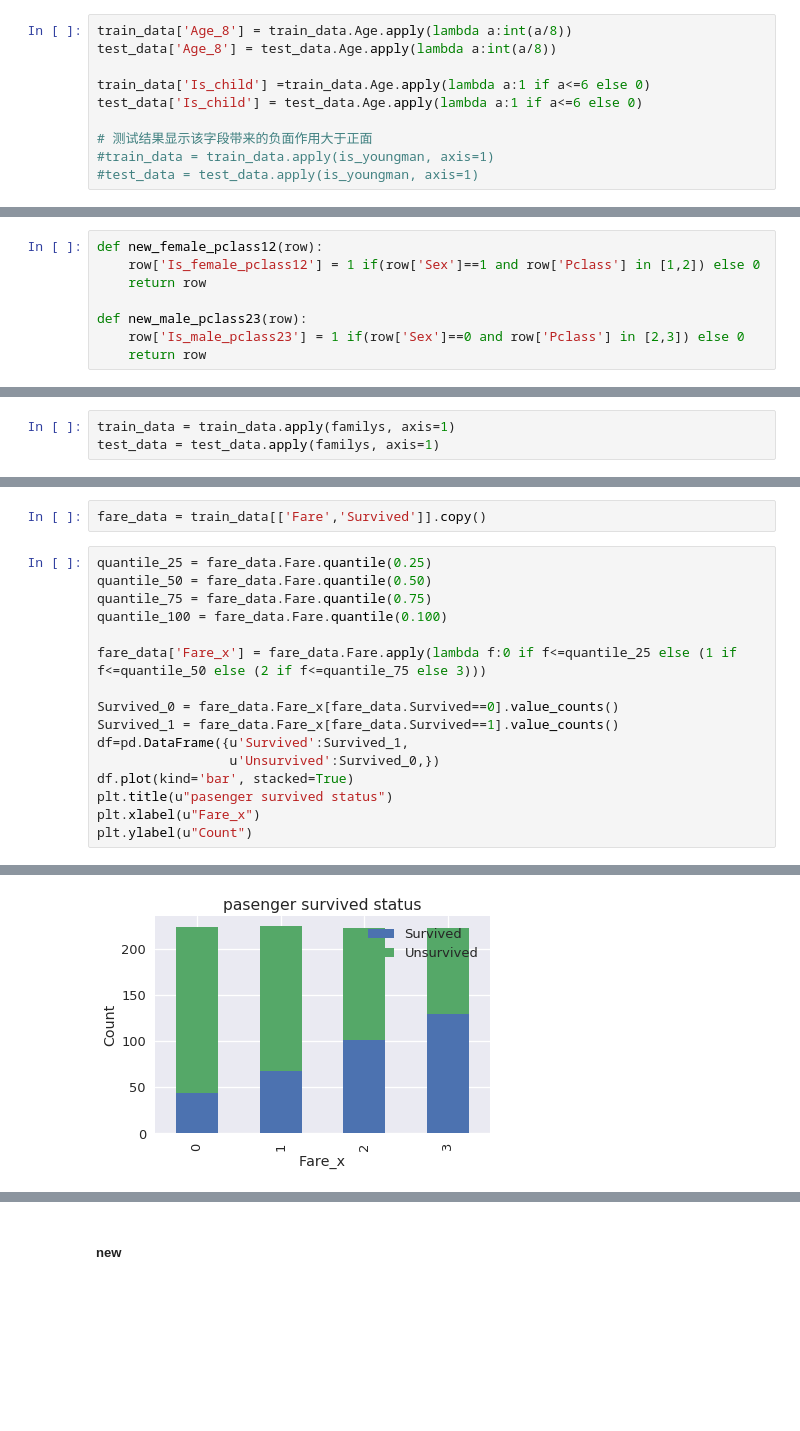
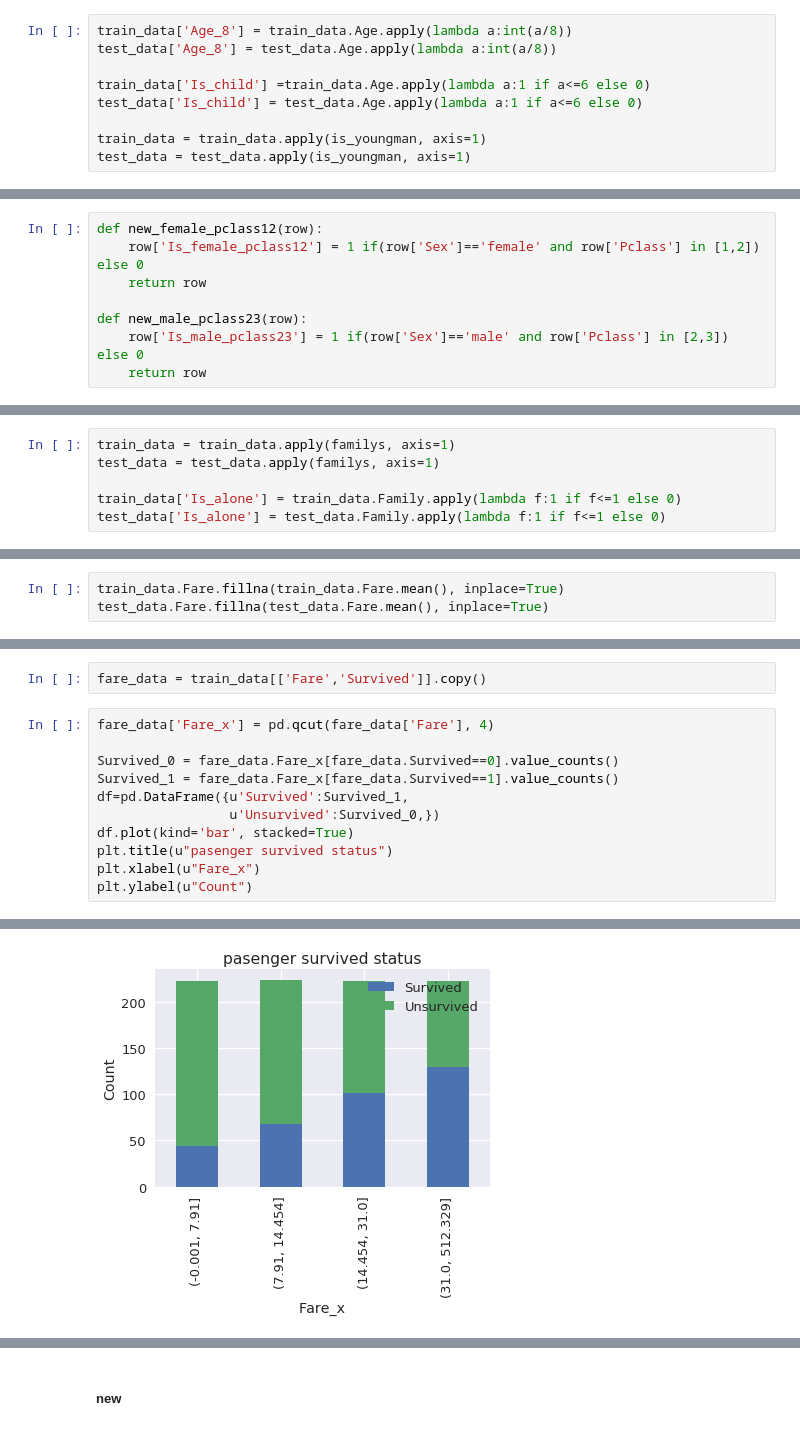
Before and after one commit to NemoHoHaloAi/Competition, a Jupyter notebook: Titanic/titanic-xgboost.ipynb, the cells around one changed output, grey strips where cells are left out. Saved outputs shown, nothing was run; the diff lists cells and outputs as text; blank space fills up the shorter version.

```diff
--- a/Titanic/titanic-xgboost.ipynb
+++ b/Titanic/titanic-xgboost.ipynb
@@ -262,9 +208,8 @@ test_data['Age_8'] = test_data.Age.apply(lambda a:int(a/8))
 train_data['Is_child'] =train_data.Age.apply(lambda a:1 if a<=6 else 0)
 test_data['Is_child'] = test_data.Age.apply(lambda a:1 if a<=6 else 0)
 
-# 测试结果显示该字段带来的负面作用大于正面
-#train_data = train_data.apply(is_youngman, axis=1)
-#test_data = test_data.apply(is_youngman, axis=1)
+train_data = train_data.apply(is_youngman, axis=1)
+test_data = test_data.apply(is_youngman, axis=1)
 # %% [markdown]
 #### Sex
 
@@ -316,11 +261,11 @@ plt.ylabel(u"Count")
 ##### new
 # %%
 def new_female_pclass12(row):
-    row['Is_female_pclass12'] = 1 if(row['Sex']==1 and row['Pclass'] in [1,2]) else 0
+    row['Is_female_pclass12'] = 1 if(row['Sex']=='female' and row['Pclass'] in [1,2]) else 0
     return row
 
 def new_male_pclass23(row):
-    row['Is_male_pclass23'] = 1 if(row['Sex']==0 and row['Pclass'] in [2,3]) else 0
+    row['Is_male_pclass23'] = 1 if(row['Sex']=='male' and row['Pclass'] in [2,3]) else 0
     return row
 # %%
 train_data = train_data.apply(new_female_pclass12, axis=1)
@@ -454,6 +414,9 @@ Family corr Survived:0.124413217827
 # %%
 train_data = train_data.apply(familys, axis=1)
 test_data = test_data.apply(familys, axis=1)
+
+train_data['Is_alone'] = train_data.Family.apply(lambda f:1 if f<=1 else 0)
+test_data['Is_alone'] = test_data.Family.apply(lambda f:1 if f<=1 else 0)
 # %% [markdown]
 #### Fare
 
@@ -460,0 +426,3 @@ test_data = test_data.apply(familys, axis=1)
+# %%
+train_data.Fare.fillna(train_data.Fare.mean(), inplace=True)
+test_data.Fare.fillna(test_data.Fare.mean(), inplace=True)
@@ -461,21 +431,16 @@ test_data = test_data.apply(familys, axis=1)
 # %%
 fare_data = train_data[['Fare','Survived']].copy()
 # %%
-quantile_25 = fare_data.Fare.quantile(0.25)
-quantile_50 = fare_data.Fare.quantile(0.50)
-quantile_75 = fare_data.Fare.quantile(0.75)
-quantile_100 = fare_data.Fare.quantile(0.100)
-
-fare_data['Fare_x'] = fare_data.Fare.apply(lambda f:0 if f<=quantile_25 else (1 if f<=quantile_50 else (2 if f<=quantile_75 else 3)))
+fare_data['Fare_x'] = pd.qcut(fare_data['Fare'], 4)
 
 Survived_0 = fare_data.Fare_x[fare_data.Survived==0].value_counts()
 Survived_1 = fare_data.Fare_x[fare_data.Survived==1].value_counts()
 df=pd.DataFrame({u'Survived':Survived_1,
                  u'Unsurvived':Survived_0,})
 df.plot(kind='bar', stacked=True)
 plt.title(u"pasenger survived status")
 plt.xlabel(u"Fare_x")
 plt.ylabel(u"Count")
 # %% [output]
 <matplotlib.text.Text at 0x...>
-[figure, old version]
+[figure, new version]
```
Also changed, not shown: parts of 86 cells of this notebook, 1 other file.
